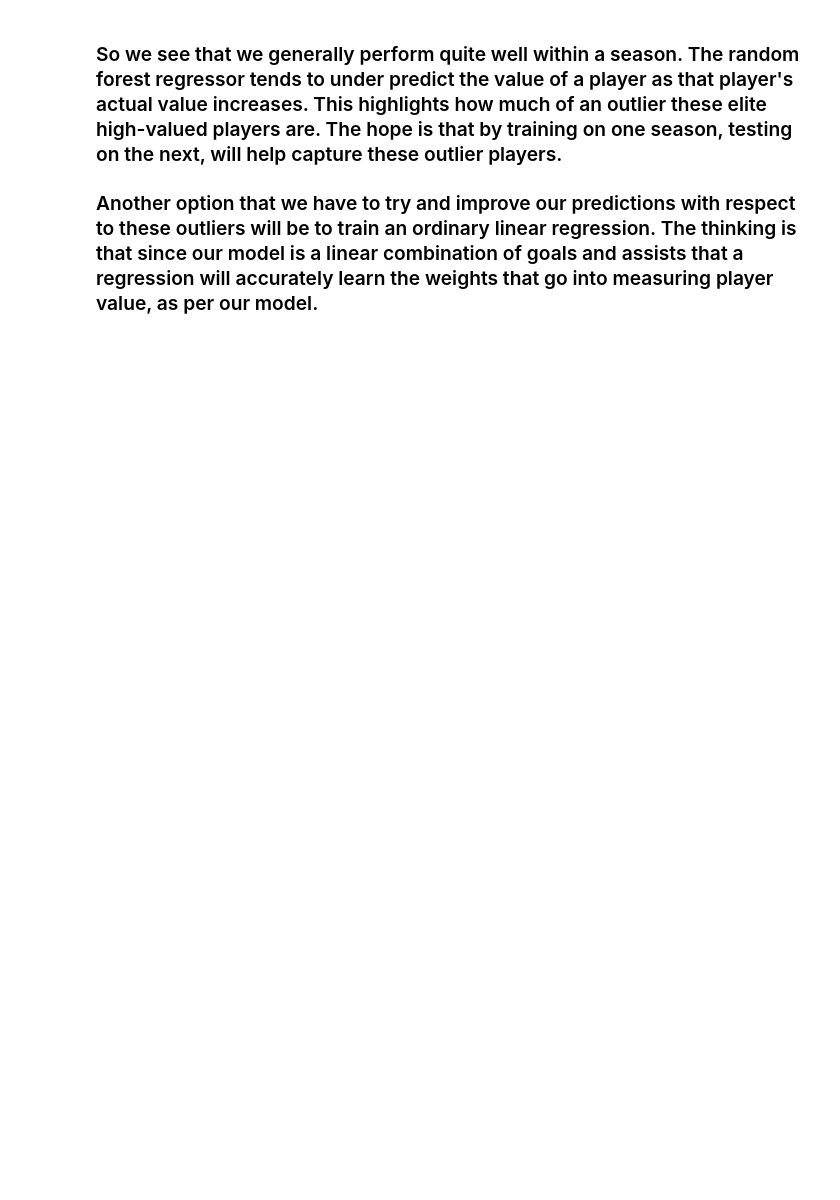
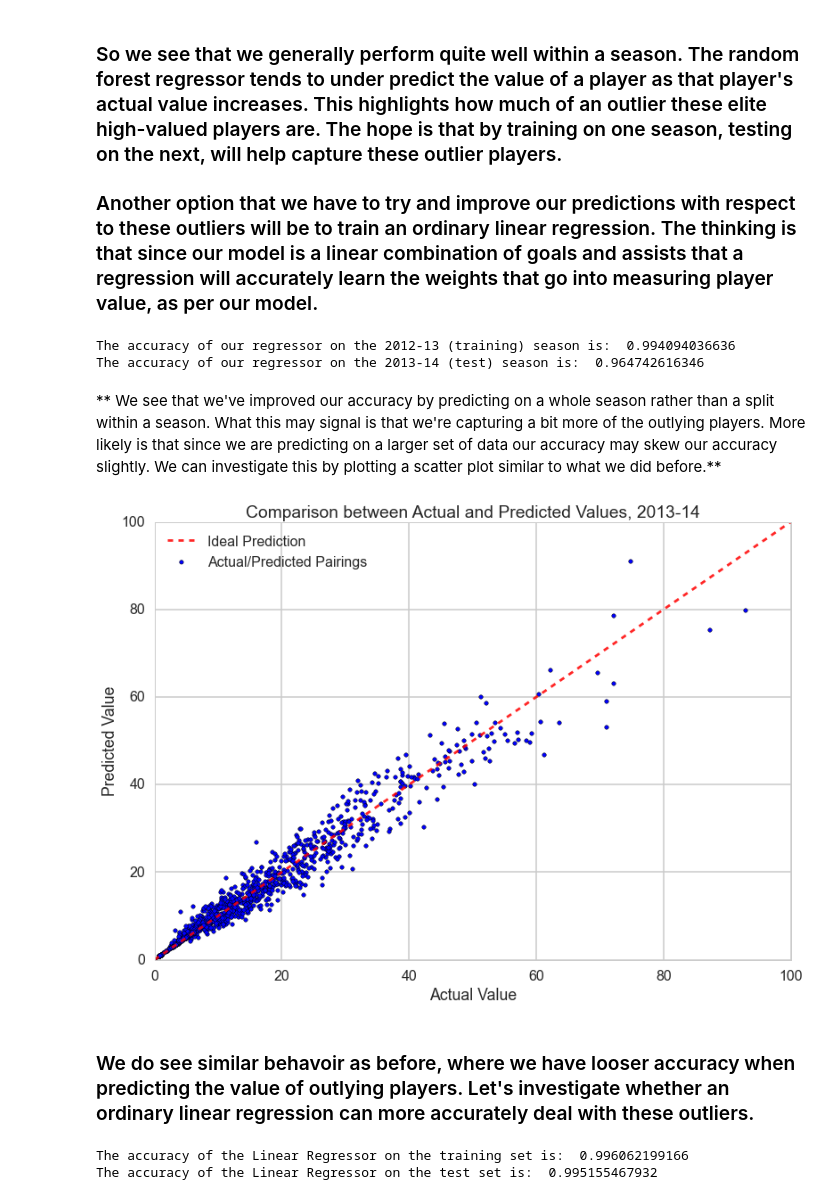
Before and after one commit to cs109-FIFA/cs109-FIFA, a Jupyter notebook: ML_regression.ipynb, the cells around one changed output. Drawn from its saved outputs; the diff is of its cells as text; code cells hidden in the pictures; blank space fills up the shorter version.

```diff
--- a/ML_regression.ipynb
+++ b/ML_regression.ipynb
@@ -157,3 +158,31 @@ plt.show()
 ### So we see that we generally perform quite well within a season. The random forest regressor tends to under predict the value of a player as that player's actual value increases. This highlights how much of an outlier these elite high-valued players are. The hope is that by training on one season, testing on the next, will help capture these outlier players.
 
 ### Another option that we have to try and improve our predictions with respect to these outliers will be to train an ordinary linear regression. The thinking is that since our model is a linear combination of goals and assists that a regression will accurately learn the weights that go into measuring player value, as per our model.
+# %%
+# Train a second classifier based on an entire season, will predict on the second season...
+forest2 = RandomForestRegressor(n_estimators=50).fit(featDF12,target12)
+# %%
+print "The accuracy of our regressor on the 2012-13 (training) season is: ", forest2.score(featDF12, target12)
+print "The accuracy of our regressor on the 2013-14 (test) season is: ", forest2.score(featDF13, target13)
+# %% [output]
+The accuracy of our regressor on the 2012-13 (training) season is:  0.994094036636
+The accuracy of our regressor on the 2013-14 (test) season is:  0.964742616346
+# %% [markdown]
+** We see that we've improved our accuracy by predicting on a whole season rather than a split within a season. What this may signal is that we're capturing a bit more of the outlying players. More likely is that since we are predicting on a larger set of data our accuracy may skew our accuracy slightly. We can investigate this by plotting a scatter plot similar to what we did before.**
+# %%
+# Plot scatter of predictions vs. actual, 12-13 to 13-14
+pred_target13 = forest2.predict(featDF13)
+plt.figure()
+plt.plot(range(101),range(101),'r--',alpha=0.85,label="Ideal Prediction")
+plt.scatter(target13,pred_target13,label="Actual/Predicted Pairings")
+plt.xlim([0, 100])
+plt.ylim([0, 100])
+plt.xlabel("Actual Value")
+plt.ylabel("Predicted Value")
+plt.title("Comparison between Actual and Predicted Values, 2013-14")
+plt.legend(loc=0)
+plt.show()
+# %% [output]
+[figure, added]
+# %% [markdown]
+### We do see similar behavoir as before, where we have looser accuracy when predicting the value of outlying players. Let's investigate whether an ordinary linear regression can more accurately deal with these outliers.
@@ -159,0 +192,6 @@ plt.show()
+# %%
+print "The accuracy of the Linear Regressor on the training set is: ", linReg.score(Xtrain12_1, Ytrain12_1)
+print "The accuracy of the Linear Regressor on the test set is: ", linReg.score(Xtest12_1, Ytest12_1)
+# %% [output]
+The accuracy of the Linear Regressor on the training set is:  0.996062199166
+The accuracy of the Linear Regressor on the test set is:  0.995155467932
```
Also changed, not shown: parts of 10 cells of this notebook.
